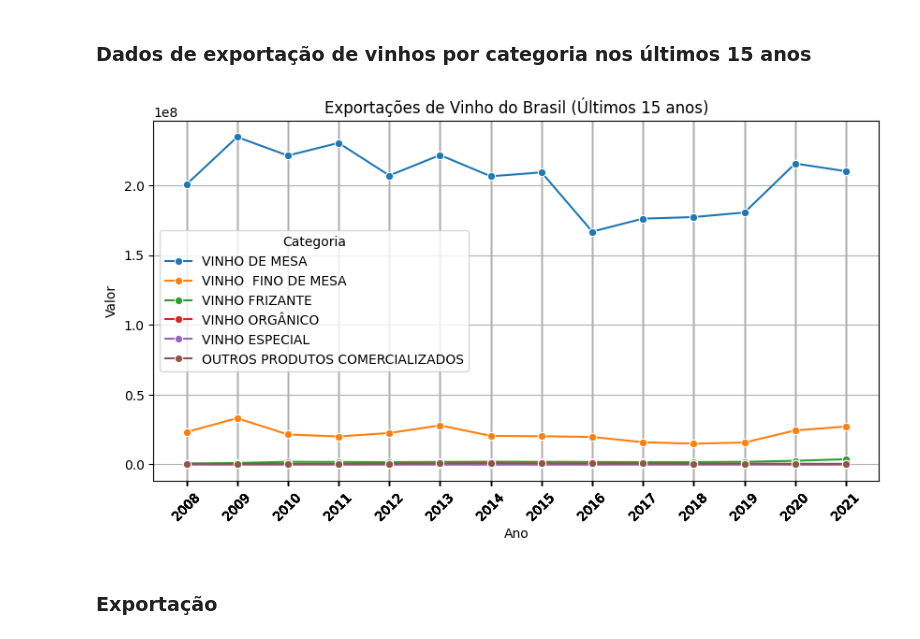
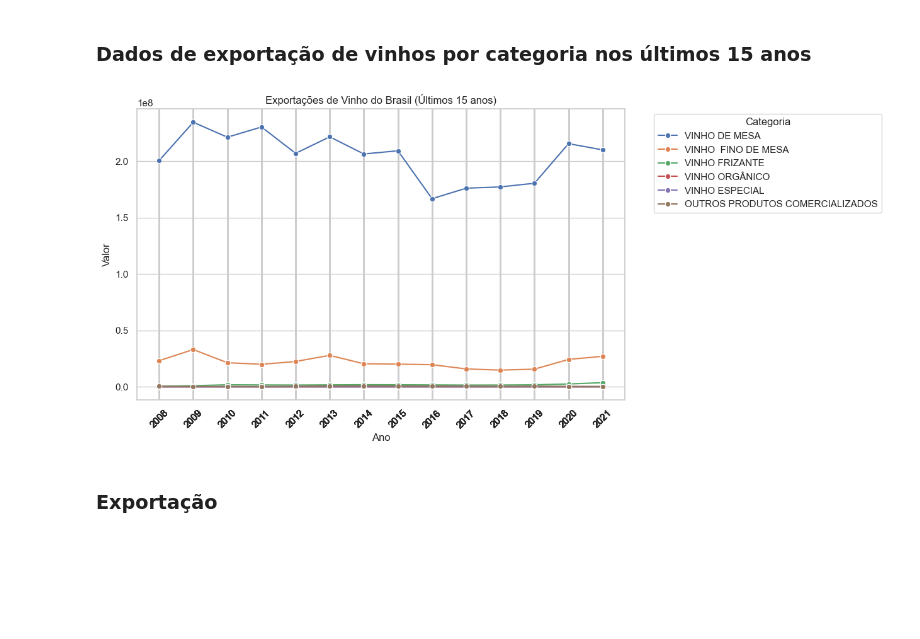
Before and after one commit to nineteens/tech-challenges, a Jupyter notebook: projetos/vinho/analise_exploratoria.ipynb, the cells around one changed output. Drawn from its saved outputs; the diff is of its cells as text; code cells hidden in the pictures; blank space fills up the shorter version.

```diff
--- a/projetos/vinho/analise_exploratoria.ipynb
+++ b/projetos/vinho/analise_exploratoria.ipynb
@@ -150,0 +135,29 @@ df_exportacao_total['ano'] = df_exportacao_total['ano'].astype(int)
+# %%
+# Configurando o estilo dos gráficos
+sns.set_theme(style="whitegrid")
+
+# Mudando o type da coluna Ano para STR para aparecer todos os ticks
+df_top_10_quantidade['Ano'] = df_top_10_quantidade['Ano'].astype(str)
+df_top_10_valor['Ano'] = df_top_10_valor['Ano'].astype(str)
+
+# Criando o gráfico para Quantidade_kg
+plt.figure(figsize=(10, 6))
+sns.lineplot(data=df_top_10_quantidade, x='Ano', y='Quantidade_kg', hue='País', marker="o")
+plt.title('Importação de Vinhos (Quantidade em kg) - Top 10 Países nos últimos 15 anos')
+plt.xlabel('Ano')
+plt.ylabel('Quantidade importada (kg)')
+plt.xticks(rotation=45)
+plt.legend(title='País', bbox_to_anchor=(1.05, 1), loc='upper left')
+plt.tight_layout()
+plt.show()
+
+# Criando o gráfico para Valor_Us
+plt.figure(figsize=(10, 6))
+sns.lineplot(data=df_top_10_valor, x='Ano', y='Valor_us', hue='País', marker="o")
+plt.title('Importação de Vinhos (Valor em U$) - Top 10 Países nos últimos 15 anos')
+plt.xlabel('Ano')
+plt.ylabel('Valor importado (U$)')
+plt.xticks(rotation=45)
+plt.legend(title='País', bbox_to_anchor=(1.05, 1), loc='upper left')
+plt.tight_layout()
+plt.show()
@@ -151,24 +177,24 @@ df_exportacao_total['ano'] = df_exportacao_total['ano'].astype(int)
 # %% [markdown]
 ### Dados de exportação de vinhos por categoria nos últimos 15 anos
 # %%
-# Creating the plot
-plt.figure(figsize=(10, 5))
+# Configurando o estilo dos gráficos
+sns.set_theme(style="whitegrid")
+
+# Plotando o gráfico
+plt.figure(figsize=(10, 6))
 sns.lineplot(data=df_comercio_vinhos_melted, x='Ano', y='Valor', hue='Categoria', marker="o")
 
-# Setting the titles and labels
+# Especificando título, labels, ticks e legenda.
 plt.title('Exportações de Vinho do Brasil (Últimos 15 anos)')
 plt.xlabel('Ano')
 plt.ylabel('Valor')
 plt.xticks(rotation=45)
-plt.grid(True)
-
-# Ensuring that one year is represented per grid line
+plt.legend(title='Categoria', bbox_to_anchor=(1.05, 1), loc='upper left')
 plt.xticks(ticks=df_comercio_vinhos_melted['Ano'], labels=df_comercio_vinhos_melted['Ano'])
 
-# Displaying the plot
 plt.show()
 # %% [output]
-[figure, old version]
+[figure, new version]
 # %% [markdown]
 ### Exportação
 # %%
```
Also changed, not shown: parts of 4 cells of this notebook.
